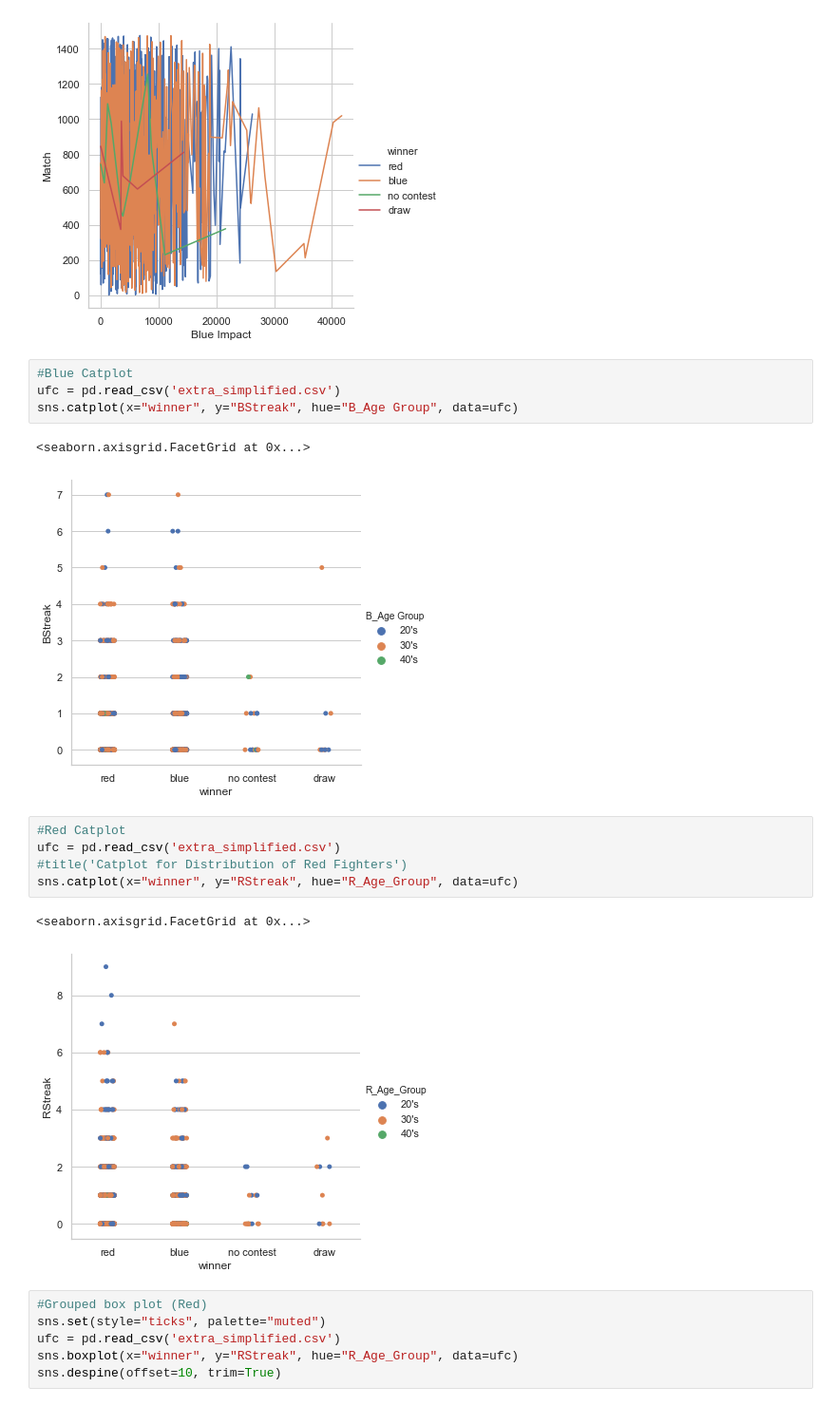
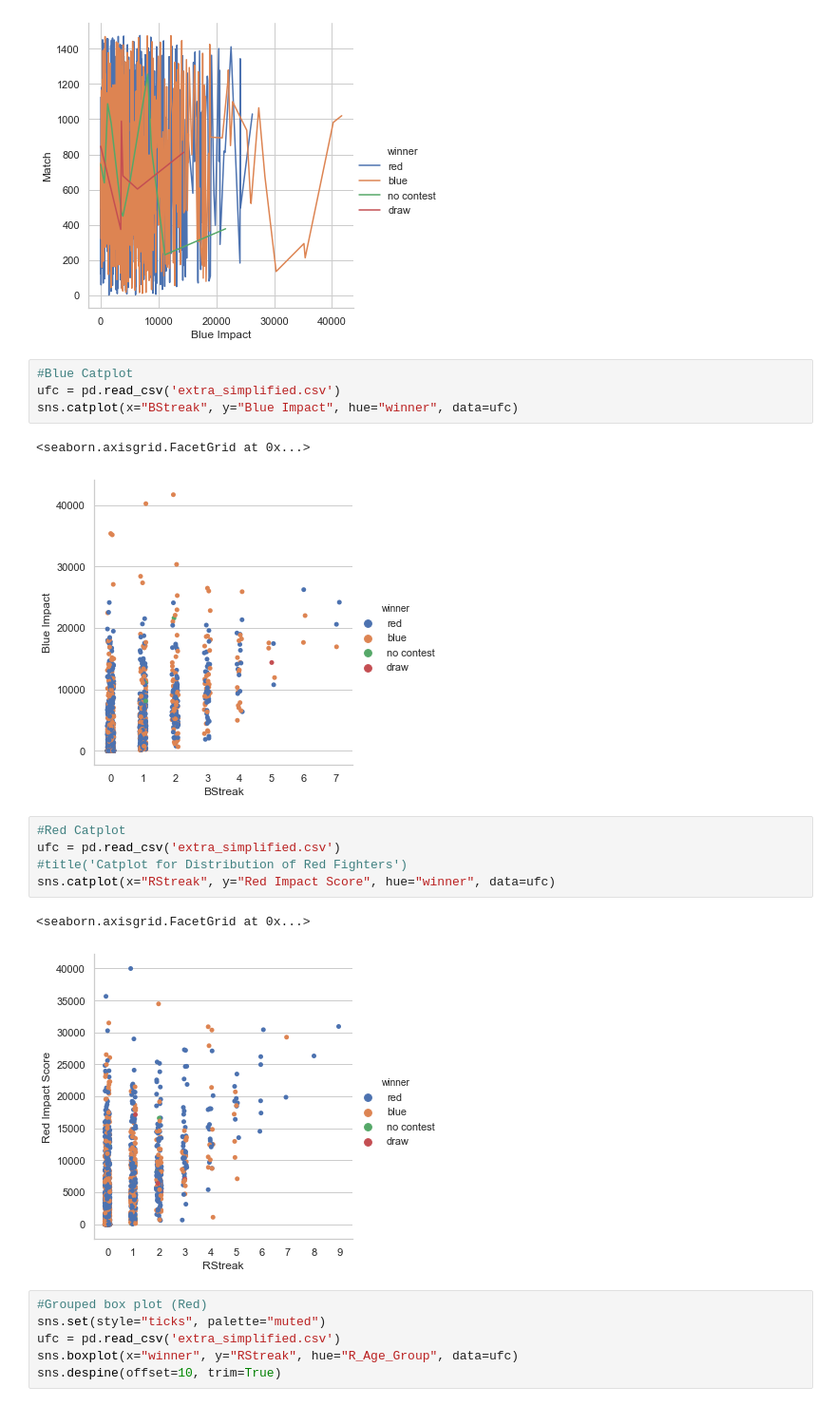
Before and after one commit to ncm103/the_final_project, a Jupyter notebook: nell/visualizations-Copy1.ipynb, the cells around one changed output. Shown at 95% size. Drawn from its saved outputs; the diff is of its cells as text.

```diff
--- a/nell/visualizations-Copy1.ipynb
+++ b/nell/visualizations-Copy1.ipynb
@@ -450,18 +452,18 @@ sns.relplot(x="Blue Impact", y="Match", hue="winner", kind="line", data=ufc);
 # %%
 #Blue Catplot
 ufc = pd.read_csv('extra_simplified.csv')
-sns.catplot(x="winner", y="BStreak", hue="B_Age Group", data=ufc)
+sns.catplot(x="BStreak", y="Blue Impact", hue="winner", data=ufc)
 # %% [output]
 <seaborn.axisgrid.FacetGrid at 0x...>
-[figure, old version]
+[figure, new version]
 # %%
 #Red Catplot
 ufc = pd.read_csv('extra_simplified.csv')
 #title('Catplot for Distribution of Red Fighters')
-sns.catplot(x="winner", y="RStreak", hue="R_Age_Group", data=ufc)
+sns.catplot(x="RStreak", y="Red Impact Score", hue="winner", data=ufc)
 # %% [output]
 <seaborn.axisgrid.FacetGrid at 0x...>
-[figure, old version]
+[figure, new version]
 # %%
 #Grouped box plot (Red)
 sns.set(style="ticks", palette="muted")
```
Also changed, not shown: parts of 7 cells of this notebook.
